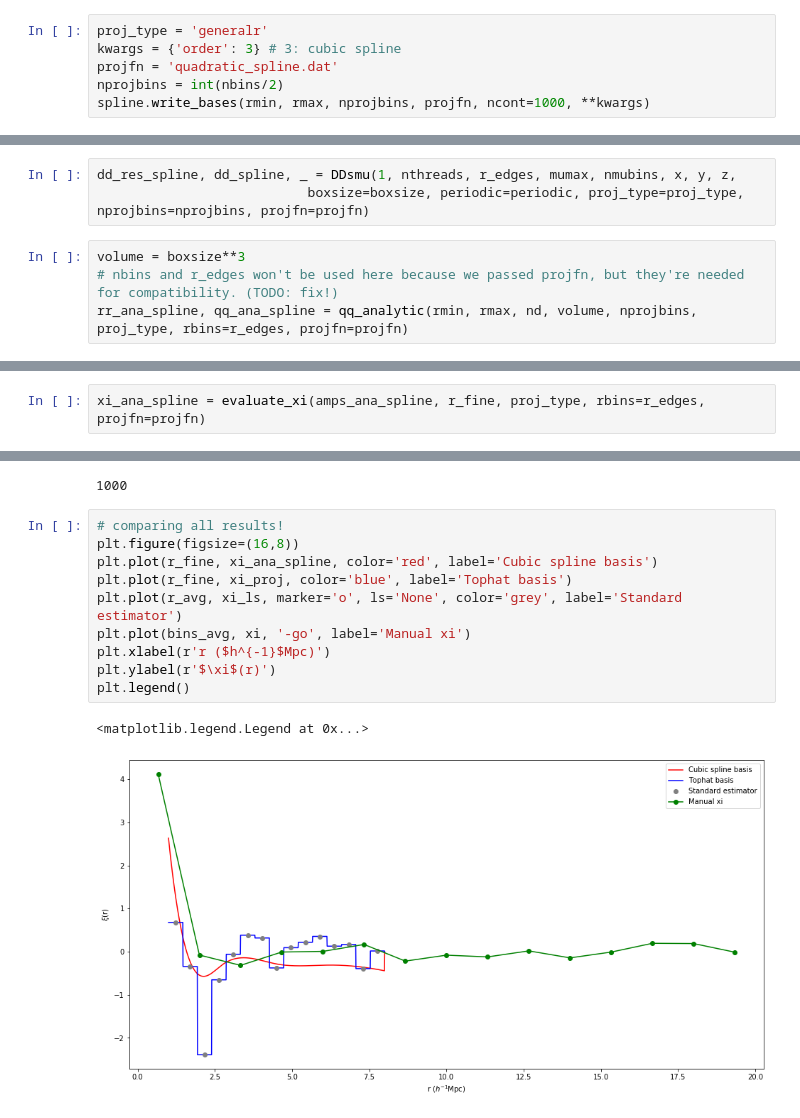
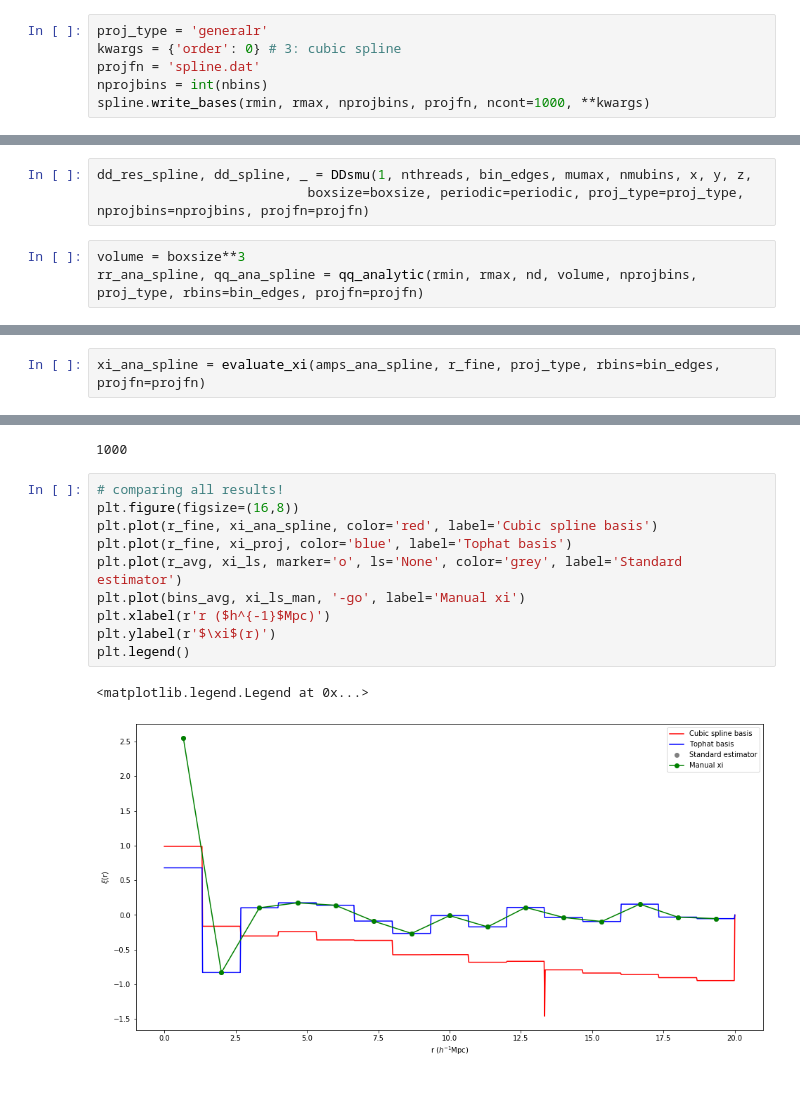
Before and after one commit to abbyw24/CFE_gradients, a Jupyter notebook: lss_data/aug21-demo-corr-func.ipynb, the cells around one changed output, grey strips where cells are left out. Saved outputs shown, nothing was run; the diff lists cells and outputs as text; blank space fills up the shorter version.

```diff
--- a/lss_data/aug21-demo-corr-func.ipynb
+++ b/lss_data/aug21-demo-corr-func.ipynb
@@ -417,8 +408,8 @@ plt.legend()
 ### cubic spline
 # %%
 proj_type = 'generalr'
-kwargs = {'order': 3} # 3: cubic spline
-projfn = 'quadratic_spline.dat'
-nprojbins = int(nbins/2)
+kwargs = {'order': 0} # 3: cubic spline
+projfn = 'spline.dat'
+nprojbins = int(nbins)
 spline.write_bases(rmin, rmax, nprojbins, projfn, ncont=1000, **kwargs)
 # %% [output]
@@ -426,10 +417,9 @@ spline.write_bases(rmin, rmax, nprojbins, projfn, ncont=1000, **kwargs)
 # %%
-dd_res_spline, dd_spline, _ = DDsmu(1, nthreads, r_edges, mumax, nmubins, x, y, z,
+dd_res_spline, dd_spline, _ = DDsmu(1, nthreads, bin_edges, mumax, nmubins, x, y, z,
                            boxsize=boxsize, periodic=periodic, proj_type=proj_type, nprojbins=nprojbins, projfn=projfn)
 # %%
 volume = boxsize**3
-# nbins and r_edges won't be used here because we passed projfn, but they're needed for compatibility. (TODO: fix!)
-rr_ana_spline, qq_ana_spline = qq_analytic(rmin, rmax, nd, volume, nprojbins, proj_type, rbins=r_edges, projfn=projfn)
+rr_ana_spline, qq_ana_spline = qq_analytic(rmin, rmax, nd, volume, nprojbins, proj_type, rbins=bin_edges, projfn=projfn)
 # %% [output]
 Evaluating qq_analytic (Corrfunc/utils.py)
 # %%
@@ -445,5 +438,5 @@ amps_ana_spline:  [ 2.6332513  -1.41254552  0.21213121 -0.41634591 -0.25983364 -
 # %%
-xi_ana_spline = evaluate_xi(amps_ana_spline, r_fine, proj_type, rbins=r_edges, projfn=projfn)
+xi_ana_spline = evaluate_xi(amps_ana_spline, r_fine, proj_type, rbins=bin_edges, projfn=projfn)
 # %% [output]
 Evaluating xi (Corrfunc/utils.py)
 # %%
@@ -462,13 +455,13 @@ len(xi_ana_spline)
 # %%
 # comparing all results!
 plt.figure(figsize=(16,8))
 plt.plot(r_fine, xi_ana_spline, color='red', label='Cubic spline basis')
 plt.plot(r_fine, xi_proj, color='blue', label='Tophat basis')
 plt.plot(r_avg, xi_ls, marker='o', ls='None', color='grey', label='Standard estimator')
-plt.plot(bins_avg, xi, '-go', label='Manual xi')
+plt.plot(bins_avg, xi_ls_man, '-go', label='Manual xi')
 plt.xlabel(r'r ($h^{-1}$Mpc)')
 plt.ylabel(r'$\xi$(r)')
 plt.legend()
 # %% [output]
 <matplotlib.legend.Legend at 0x...>
-[figure, old version]
+[figure, new version]
```
Also changed, not shown: parts of 45 cells of this notebook, 2 other files.
